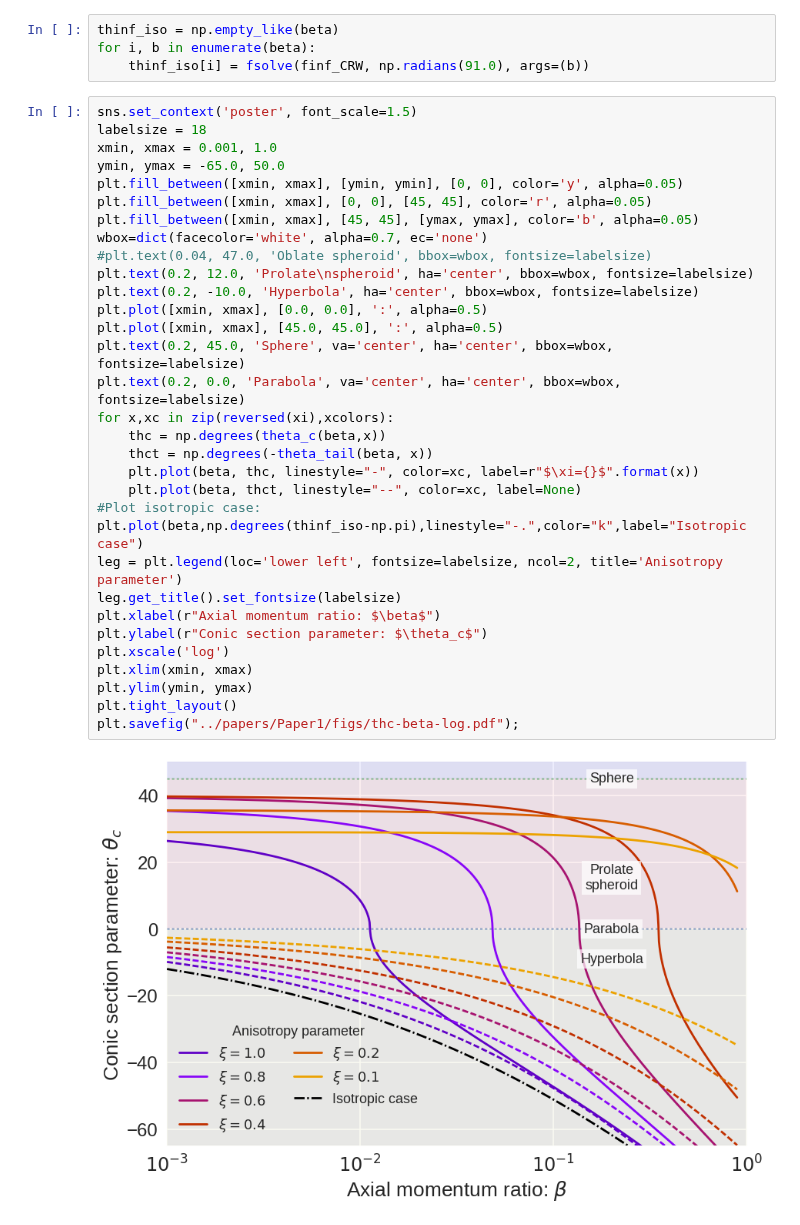
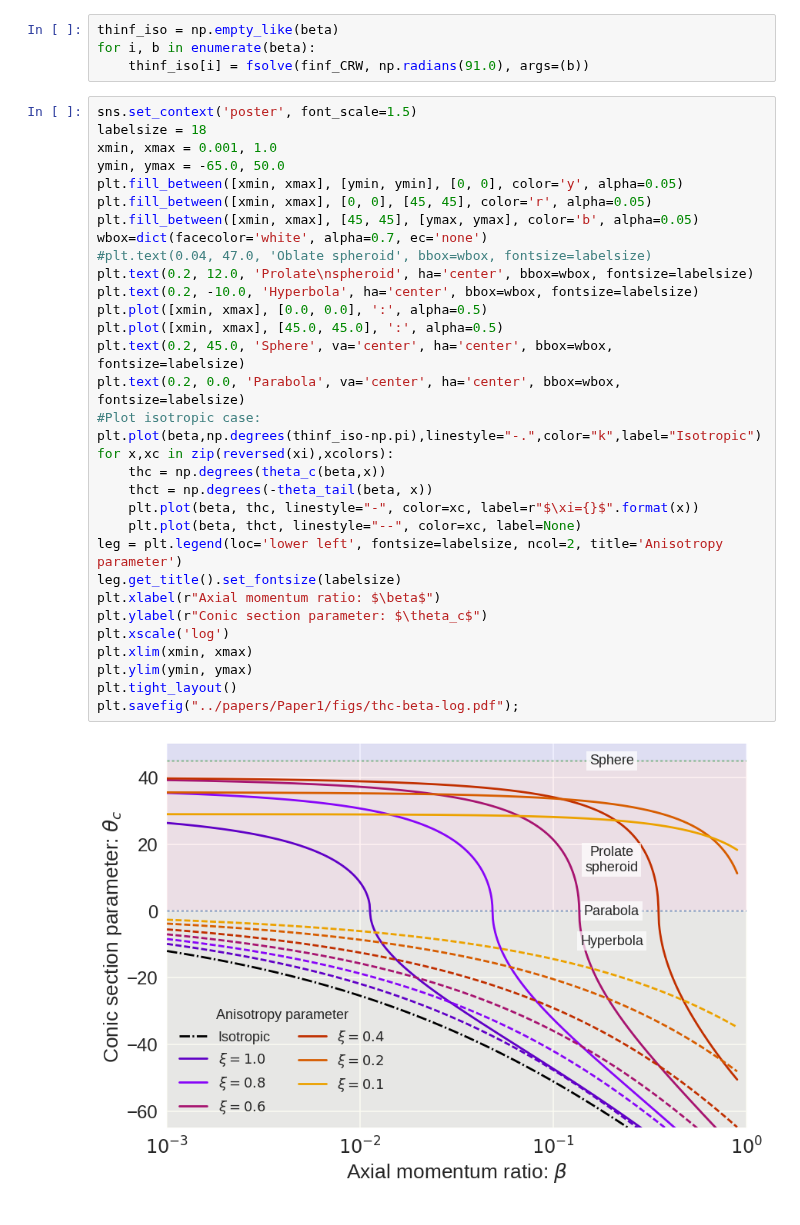
Before and after one commit to will-henney/bowshock-shape, a Jupyter notebook: CRW-shapes/Radii_vs_beta.ipynb, the cells around one changed output. Saved outputs shown, nothing was run; the diff lists cells and outputs as text.

Commit message:
Move isotropic label to the beggining

```diff
--- a/CRW-shapes/Radii_vs_beta.ipynb
+++ b/CRW-shapes/Radii_vs_beta.ipynb
@@ -217,33 +217,33 @@ for i, b in enumerate(beta):
 sns.set_context('poster', font_scale=1.5)
 labelsize = 18
 xmin, xmax = 0.001, 1.0
 ymin, ymax = -65.0, 50.0
 plt.fill_between([xmin, xmax], [ymin, ymin], [0, 0], color='y', alpha=0.05)
 plt.fill_between([xmin, xmax], [0, 0], [45, 45], color='r', alpha=0.05)
 plt.fill_between([xmin, xmax], [45, 45], [ymax, ymax], color='b', alpha=0.05)
 wbox=dict(facecolor='white', alpha=0.7, ec='none')
 #plt.text(0.04, 47.0, 'Oblate spheroid', bbox=wbox, fontsize=labelsize)
 plt.text(0.2, 12.0, 'Prolate\nspheroid', ha='center', bbox=wbox, fontsize=labelsize)
 plt.text(0.2, -10.0, 'Hyperbola', ha='center', bbox=wbox, fontsize=labelsize)
 plt.plot([xmin, xmax], [0.0, 0.0], ':', alpha=0.5)
 plt.plot([xmin, xmax], [45.0, 45.0], ':', alpha=0.5)
 plt.text(0.2, 45.0, 'Sphere', va='center', ha='center', bbox=wbox, fontsize=labelsize)
 plt.text(0.2, 0.0, 'Parabola', va='center', ha='center', bbox=wbox, fontsize=labelsize)
+#Plot isotropic case:
+plt.plot(beta,np.degrees(thinf_iso-np.pi),linestyle="-.",color="k",label="Isotropic")
 for x,xc in zip(reversed(xi),xcolors):
     thc = np.degrees(theta_c(beta,x))
     thct = np.degrees(-theta_tail(beta, x))
     plt.plot(beta, thc, linestyle="-", color=xc, label=r"$\xi={}$".format(x))
     plt.plot(beta, thct, linestyle="--", color=xc, label=None)
-#Plot isotropic case:
-plt.plot(beta,np.degrees(thinf_iso-np.pi),linestyle="-.",color="k",label="Isotropic case")
 leg = plt.legend(loc='lower left', fontsize=labelsize, ncol=2, title='Anisotropy parameter')
 leg.get_title().set_fontsize(labelsize)
 plt.xlabel(r"Axial momentum ratio: $\beta$")
 plt.ylabel(r"Conic section parameter: $\theta_c$")
 plt.xscale('log')
 plt.xlim(xmin, xmax)
 plt.ylim(ymin, ymax)
 plt.tight_layout()
 plt.savefig("../papers/Paper1/figs/thc-beta-log.pdf");
 # %% [output]
-[figure, old version]
+[figure, new version]
```
Also changed, not shown: parts of 1 cell of this notebook, 1 other file.
